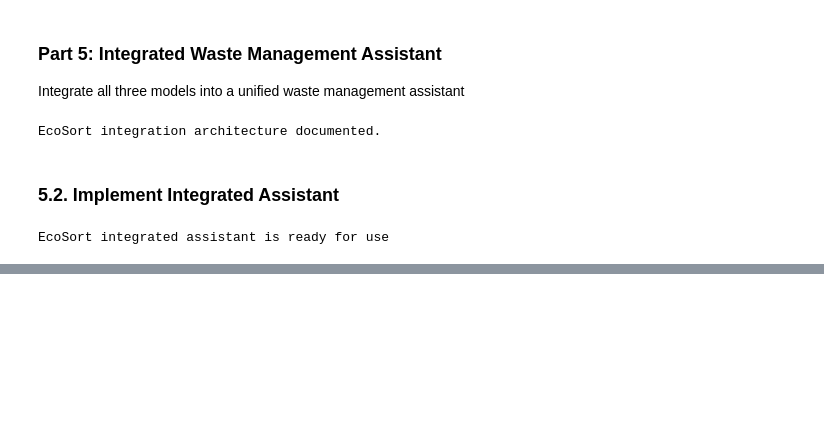
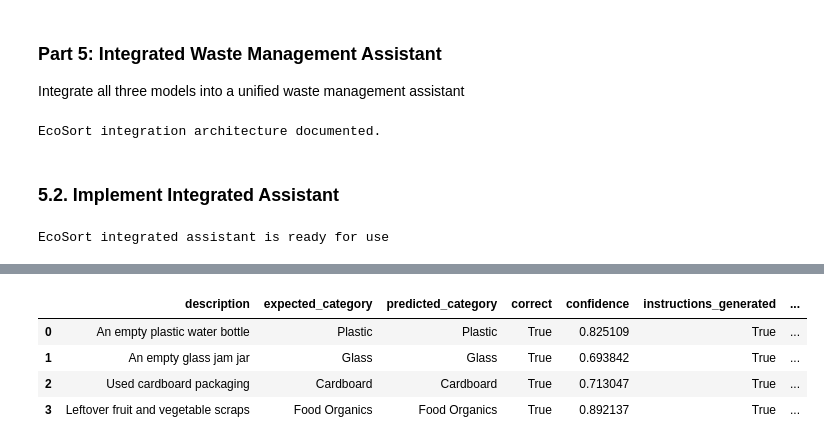
Before and after one commit to ngunjirikevin/ecosort-waste-management, a Jupyter notebook: waste_management.ipynb, the cells around one changed output, grey strips where cells are left out. Drawn from its saved outputs; the diff is of its cells as text; code cells hidden in the pictures; blank space fills up the shorter version.

Commit message:
feat: evaluate the integrated system

```diff
--- a/waste_management.ipynb
+++ b/waste_management.ipynb
@@ -2289,0 +2292,84 @@ EcoSort integrated assistant is ready for use
+# %%
+# Evaluate the integrated system on test cases;
+# - Test with images from test dataset
+# - Test with text descriptions from test dataset
+# - Assess overall performance
+
+evaluation_cases = [
+    {
+        "description": "An empty plastic water bottle",
+        "expected_category": "Plastic"
+    },
+    {
+        "description": "An empty glass jam jar",
+        "expected_category": "Glass"
+    },
+    {
+        "description": "Used cardboard packaging",
+        "expected_category": "Cardboard"
+    },
+    {
+        "description": "Leftover fruit and vegetable scraps",
+        "expected_category": "Food Organics"
+    }
+]
+
+evaluation_results = []
+
+for case in evaluation_cases:
+    try:
+        result = waste_management_assistant(
+            case["description"],
+            input_type="text"
+        )
+
+        predicted = result["waste_category"]
+
+        evaluation_results.append({
+            "description": case["description"],
+            "expected_category": case["expected_category"],
+            "predicted_category": predicted,
+            "correct": predicted == case["expected_category"],
+            "confidence": result["confidence"],
+            "instructions_generated": bool(
+                result["recycling_instructions"]
+            ),
+            "policy_sources_found": len(result["policy_sources"])
+            if isinstance(result["policy_sources"], list)
+            else None
+        })
+
+    except Exception as error:
+        evaluation_results.append({
+            "description": case["description"],
+            "expected_category": case["expected_category"],
+            "predicted_category": "ERROR",
+            "correct": False,
+            "confidence": None,
+            "instructions_generated": False,
+            "policy_sources_found": None,
+            "error": str(error)
+        })
+
+integrated_results_df = pd.DataFrame(evaluation_results)
+
+from IPython.display import display as show_table
+
+show_table(integrated_results_df)
+
+# Calculate text classification accuracy for these test cases.
+text_accuracy = integrated_results_df["correct"].mean()
+
+print(f"Text test-case accuracy: {text_accuracy:.2%}")
+print(
+    "Successful instruction generations:",
+    integrated_results_df["instructions_generated"].sum(),
+    "out of",
+    len(integrated_results_df)
+)
+# %% [output]
+|  | description | expected_category | predicted_category | correct | confidence | instructions_generated | ... |
+| 0 | An empty plastic water bottle | Plastic | Plastic | True | 0.825109 | True | ... |
+| 1 | An empty glass jam jar | Glass | Glass | True | 0.693842 | True | ... |
+| 2 | Used cardboard packaging | Cardboard | Cardboard | True | 0.713047 | True | ... |
+| 3 | Leftover fruit and vegetable scraps | Food Organics | Food Organics | True | 0.892137 | True | ... |
```
Also changed, not shown: parts of 2 cells of this notebook.
